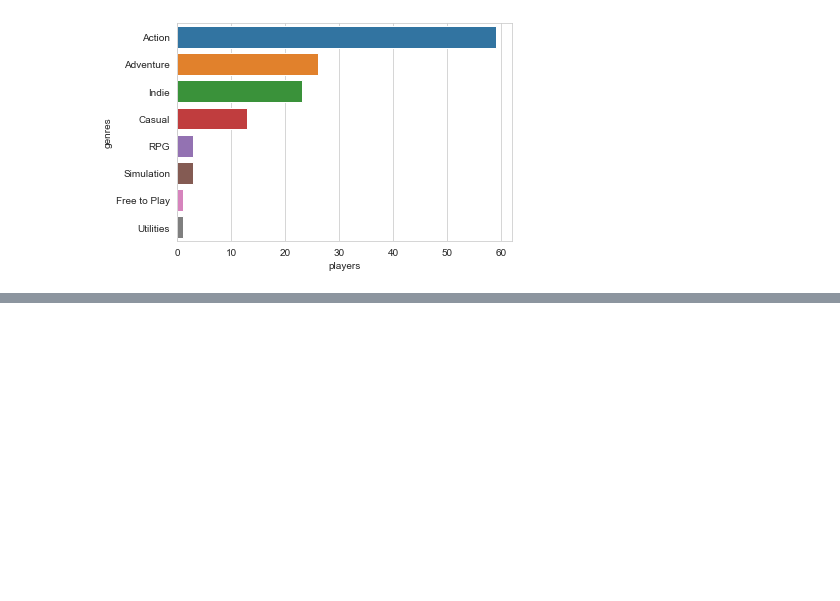
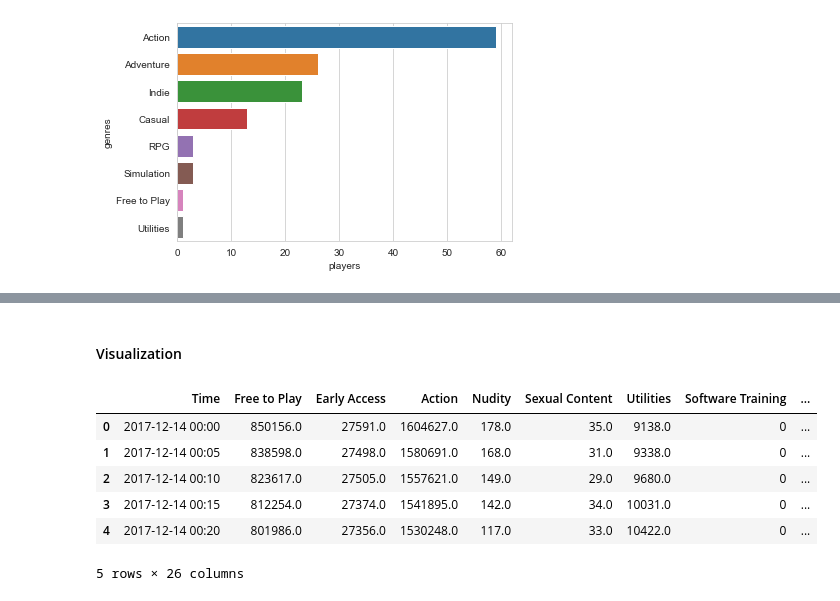
Before and after one commit to com-480-data-visualization/project-2023-no-preference, a Jupyter notebook: no_preference.ipynb, the cells around one changed output, grey strips where cells are left out. Drawn from its saved outputs; the diff is of its cells as text; code cells hidden in the pictures; blank space fills up the shorter version.

```diff
--- a/no_preference.ipynb
+++ b/no_preference.ipynb
@@ -82,0 +144,13 @@ sns.barplot(x=plot_df.players , y=plot_df.index, errorbar=None)
+# %% [markdown]
+#### Visualization
+# %%
+df = pd.read_csv(DIR + 'playercount.csv')
+df.head()
+# %% [output]
+|  | Time | Free to Play | Early Access | Action | Nudity | Sexual Content | Utilities | Software Training | ... |
+| 0 | 2017-12-14 00:00 | 850156.0 | 27591.0 | 1604627.0 | 178.0 | 35.0 | 9138.0 | 0 | ... |
+| 1 | 2017-12-14 00:05 | 838598.0 | 27498.0 | 1580691.0 | 168.0 | 31.0 | 9338.0 | 0 | ... |
+| 2 | 2017-12-14 00:10 | 823617.0 | 27505.0 | 1557621.0 | 149.0 | 29.0 | 9680.0 | 0 | ... |
+| 3 | 2017-12-14 00:15 | 812254.0 | 27374.0 | 1541895.0 | 142.0 | 34.0 | 10031.0 | 0 | ... |
+| 4 | 2017-12-14 00:20 | 801986.0 | 27356.0 | 1530248.0 | 117.0 | 33.0 | 10422.0 | 0 | ... |
+5 rows × 26 columns
```
Also changed, not shown: parts of 11 cells of this notebook.
